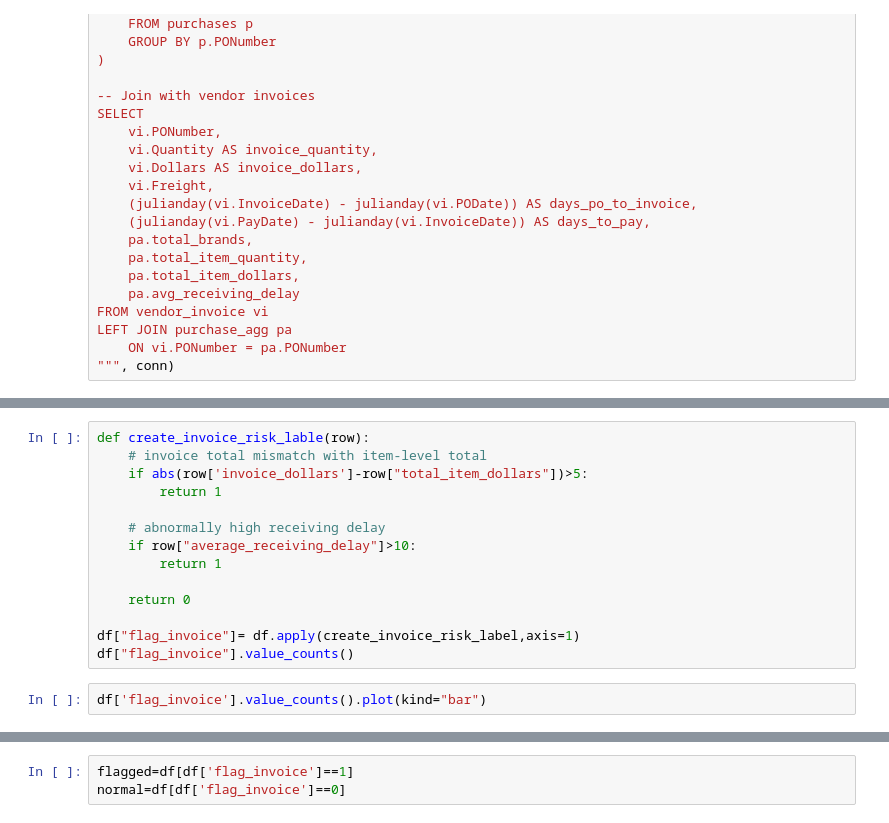
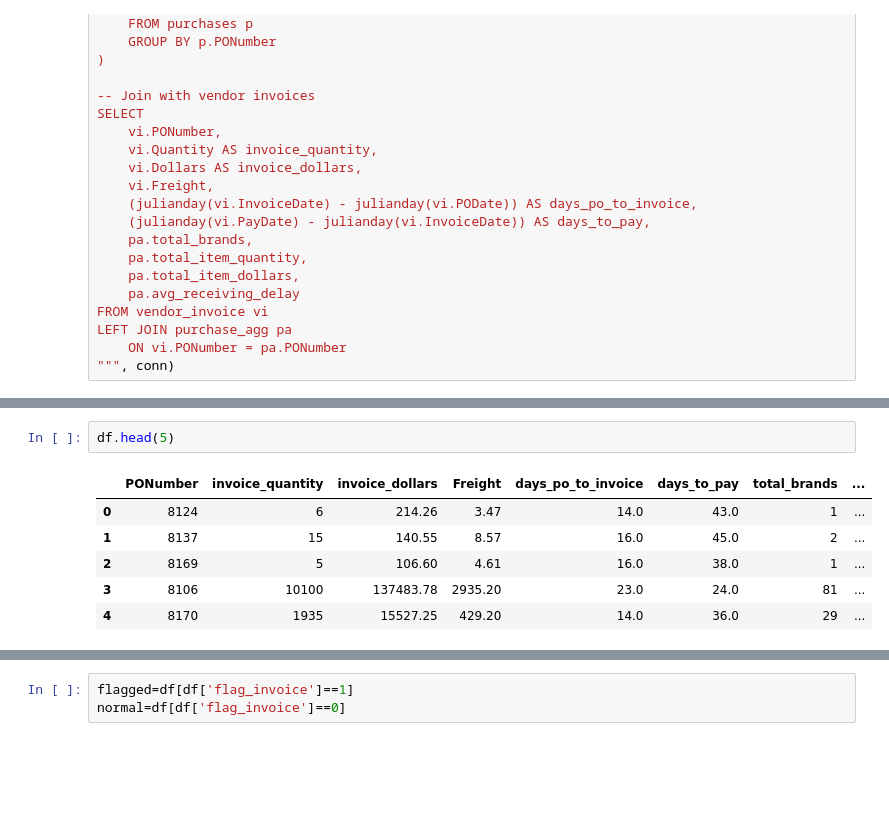
Before and after one commit to ShyamChauhann/vendor_invoice_intelligence_portal, a Jupyter notebook: notebooks/invoice_flagging.ipynb, the cells around one changed output, grey strips where cells are left out. Saved outputs shown, nothing was run; the diff lists cells and outputs as text; blank space fills up the shorter version.

```diff
--- a/notebooks/invoice_flagging.ipynb
+++ b/notebooks/invoice_flagging.ipynb
@@ -72,16 +145,9 @@ df.dtypes
-# %%
-def create_invoice_risk_lable(row):
-    # invoice total mismatch with item-level total
-    if abs(row['invoice_dollars']-row["total_item_dollars"])>5:
-        return 1
-
-    # abnormally high receiving delay
-    if row["average_receiving_delay"]>10:
-        return 1
-
-    return 0
-
-df["flag_invoice"]= df.apply(create_invoice_risk_label,axis=1)
-df["flag_invoice"].value_counts()
-# %%
-df['flag_invoice'].value_counts().plot(kind="bar")
+# %%
+df.head(5)
+# %% [output]
+|  | PONumber | invoice_quantity | invoice_dollars | Freight | days_po_to_invoice | days_to_pay | total_brands | ... |
+| 0 | 8124 | 6 | 214.26 | 3.47 | 14.0 | 43.0 | 1 | ... |
+| 1 | 8137 | 15 | 140.55 | 8.57 | 16.0 | 45.0 | 2 | ... |
+| 2 | 8169 | 5 | 106.60 | 4.61 | 16.0 | 38.0 | 1 | ... |
+| 3 | 8106 | 10100 | 137483.78 | 2935.20 | 23.0 | 24.0 | 81 | ... |
+| 4 | 8170 | 1935 | 15527.25 | 429.20 | 14.0 | 36.0 | 29 | ... |
```
Also changed, not shown: parts of 17 cells of this notebook, 11 other files.
